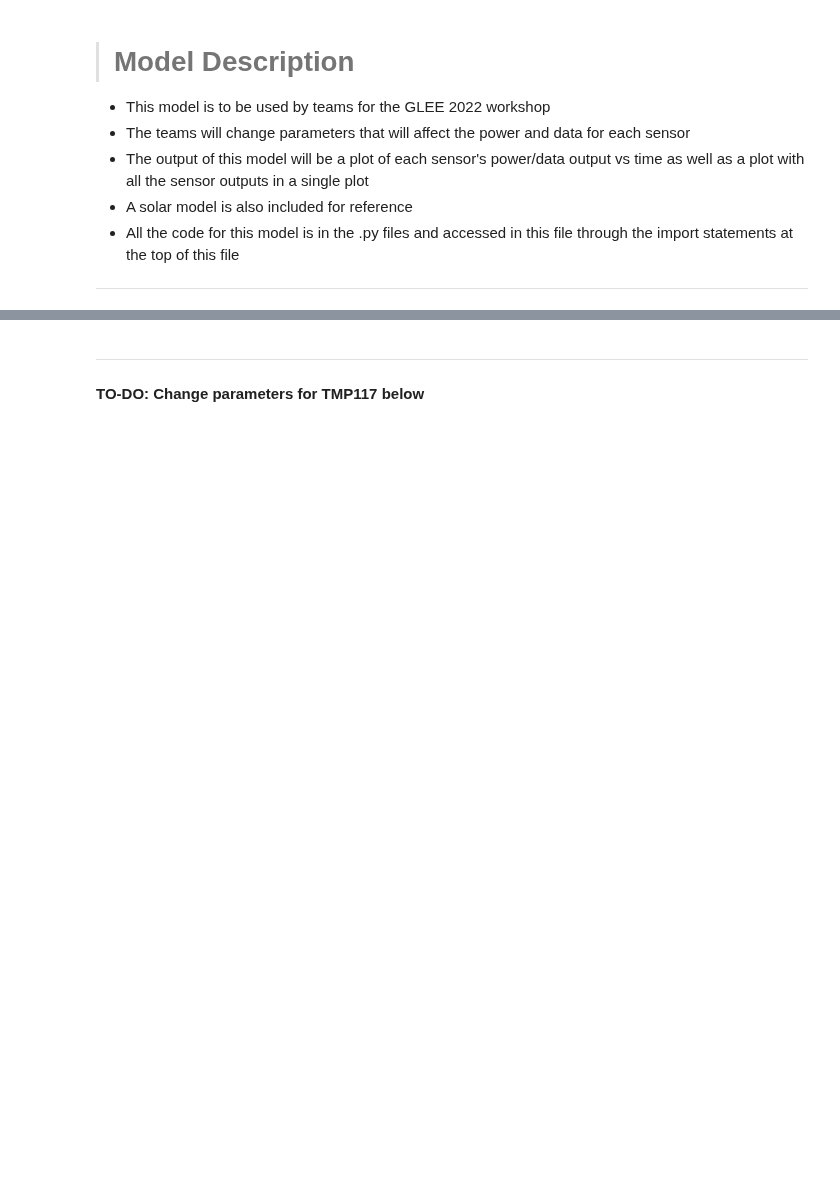
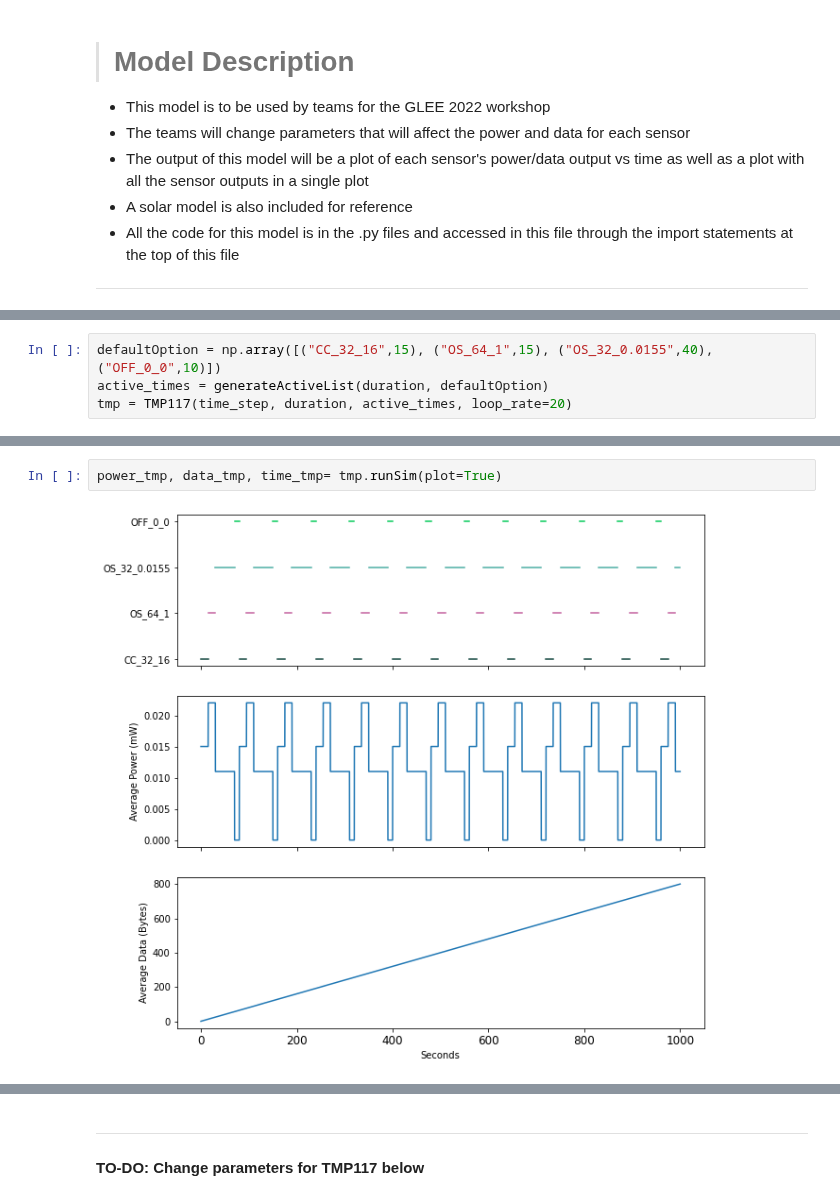
Before and after one commit to GLEE2023/ModeUserInterface, a Jupyter notebook: sensors/model.ipynb, the cells around one changed output, grey strips where cells are left out. Drawn from its saved outputs; the diff is of its cells as text; blank space fills up the shorter version.

```diff
--- a/sensors/model.ipynb
+++ b/sensors/model.ipynb
@@ -34,0 +38,4 @@ To demonstrate how to change configuartions of modes on our simulated LunaSat, w
+# %%
+defaultOption = np.array([("CC_32_16",15), ("OS_64_1",15), ("OS_32_0.0155",40), ("OFF_0_0",10)])
+active_times = generateActiveList(duration, defaultOption)
+tmp = TMP117(time_step, duration, active_times, loop_rate=20)
@@ -34,0 +46,4 @@ To demonstrate how to change configuartions of modes on our simulated LunaSat, w
+# %%
+power_tmp, data_tmp, time_tmp= tmp.runSim(plot=True)
+# %% [output]
+[figure, added]
```
Also changed, not shown: parts of 12 cells of this notebook.
